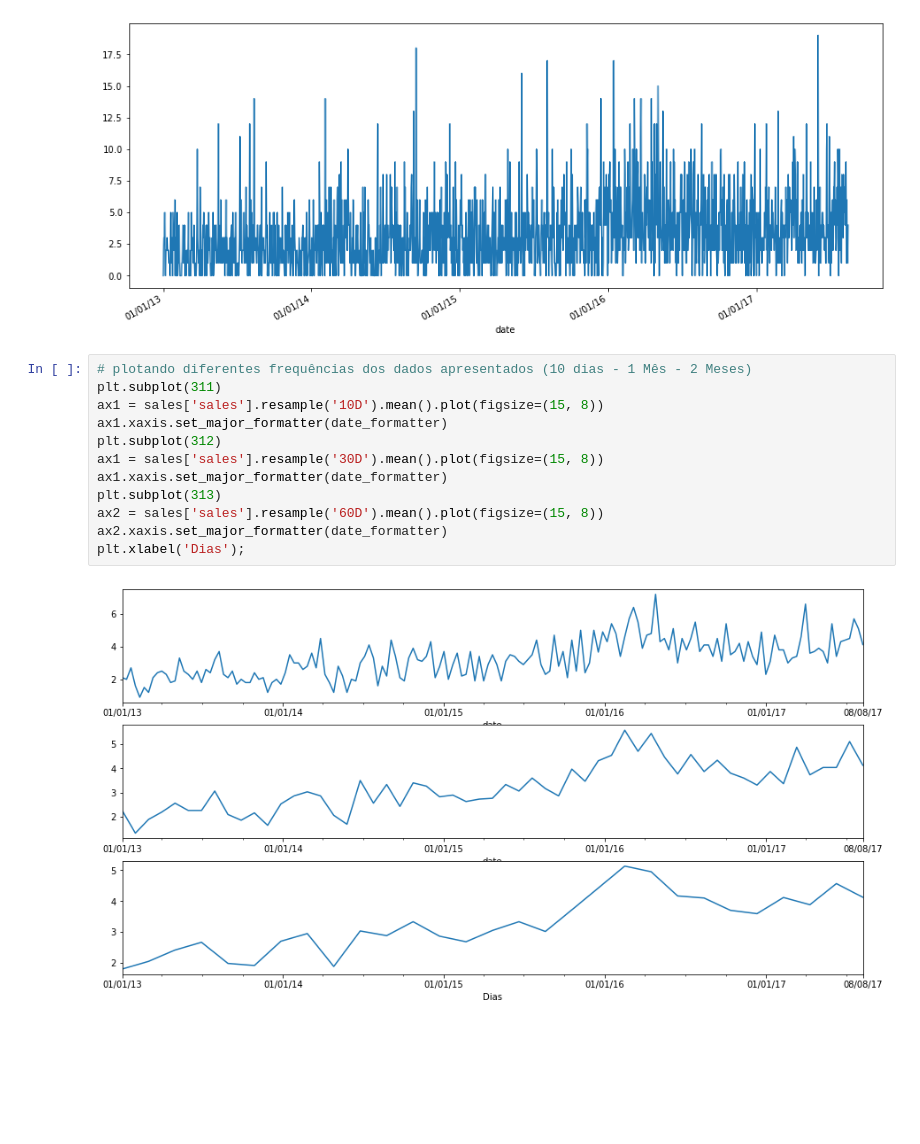
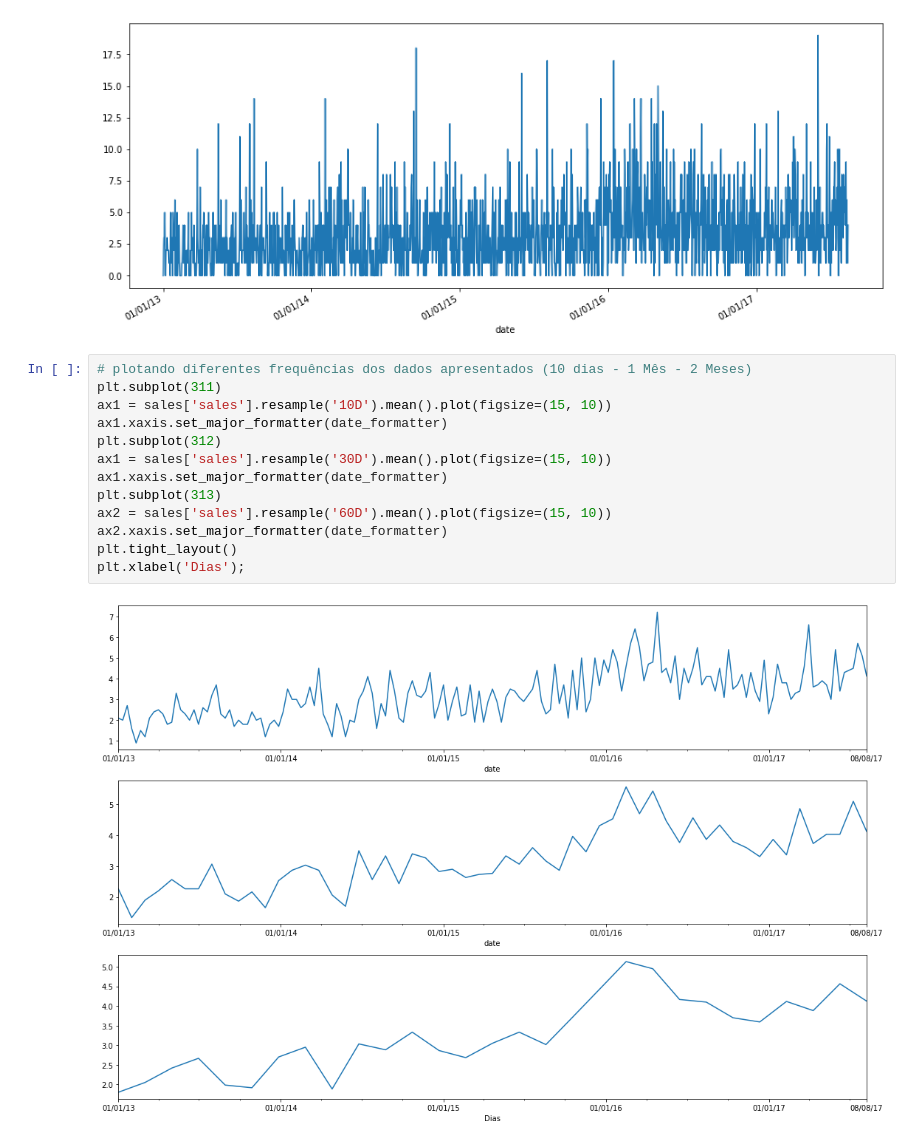
Before and after one commit to willianpina/Time_Series_Studies, a Jupyter notebook: Aspectos_Basicos_da_Analise_de_Series_Temporais.ipynb, the cells around one changed output. Cells and saved outputs as stored; diff of their text form; blank space fills up the shorter version.

```diff
--- a/Aspectos_Basicos_da_Analise_de_Series_Temporais.ipynb
+++ b/Aspectos_Basicos_da_Analise_de_Series_Temporais.ipynb
@@ -333,14 +333,15 @@ ax.xaxis.set_major_formatter(date_formatter)
 # %%
 # plotando diferentes frequências dos dados apresentados (10 dias - 1 Mês - 2 Meses)
 plt.subplot(311)
-ax1 = sales['sales'].resample('10D').mean().plot(figsize=(15, 8))
+ax1 = sales['sales'].resample('10D').mean().plot(figsize=(15, 10))
 ax1.xaxis.set_major_formatter(date_formatter)
 plt.subplot(312)
-ax1 = sales['sales'].resample('30D').mean().plot(figsize=(15, 8))
+ax1 = sales['sales'].resample('30D').mean().plot(figsize=(15, 10))
 ax1.xaxis.set_major_formatter(date_formatter)
 plt.subplot(313)
-ax2 = sales['sales'].resample('60D').mean().plot(figsize=(15, 8))
+ax2 = sales['sales'].resample('60D').mean().plot(figsize=(15, 10))
 ax2.xaxis.set_major_formatter(date_formatter)
+plt.tight_layout()
 plt.xlabel('Dias');
 # %% [output]
-[figure, old version]
+[figure, new version]
```
Also changed, not shown: parts of 4 cells of this notebook.
